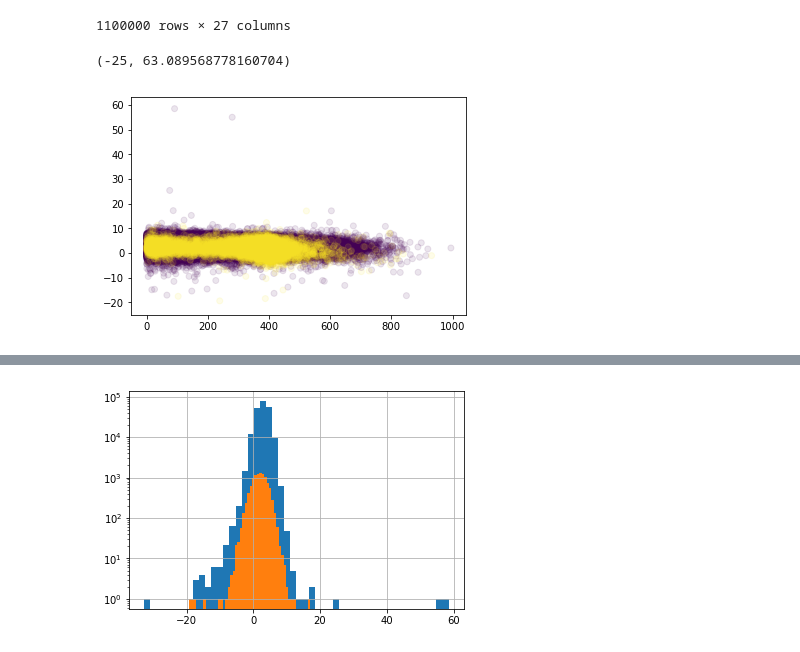
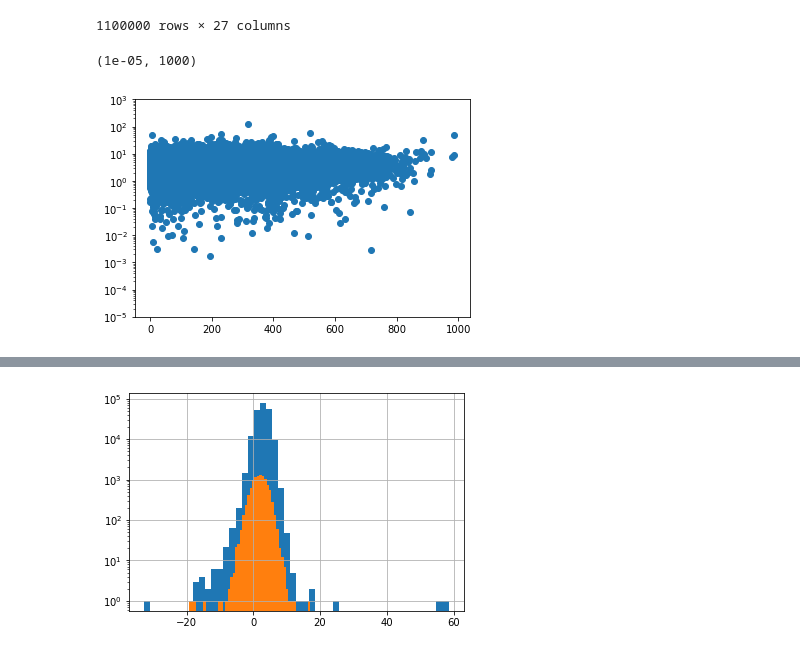
Before and after one commit to RotemMayo/NAF, a Jupyter notebook: ML4Jets.ipynb, the cells around one changed output, grey strips where cells are left out. Cells and saved outputs as stored; diff of their text form; code cells hidden in the pictures.

```diff
--- a/ML4Jets.ipynb
+++ b/ML4Jets.ipynb
@@ -317,7 +325,7 @@ mjj[signal].hist(bins=100)
 <matplotlib.axes._subplots.AxesSubplot at 0x...>
 [figure]
 # %%
-q = 5
+q = 10
 df["mjj_bins"] = pd.qcut(mjj, q=q, precision=100)
 df["mjj_bin_num"] = pd.qcut(mjj, q=q, labels=[i for i in range(1, q + 1)])
 df["mjj_bins"].unique()
@@ -370,20 +378,23 @@ united
 | 1099999 | -1229.599976 | -1009.890015 | 1105.800049 | 154.110992 | 95.494904 | 76.178902 | 57.348499 | 1253.589966 | 967.965027 | -233.518005 | ... | ... |
 1100000 rows × 27 columns
 # %%
-column_template = 'lhc_binned_en{}of5_sp0_e400_s1993_p0.0_h100_faffine_fl5_l1_dsdim16_dsl1_cudaFalse_best'
+column_template = 'lhc_binned_en{}of{}_sp0_e400_s1993_p0.0_h100_faffine_fl5_l1_dsdim16_dsl1_cudaFalse_best'.format('{}', q)
 #column_template = 'vae141263 density {}of10'
-signal_region = [3]
-log_psig = np.log(np.mean([np.exp(united[column_template.format(sr)]) for sr in signal_region], axis=0))
-log_pbg = np.log(0.5 * (np.exp(united[column_template.format(max(signal_region) + 1)]) + np.exp(united[column_template.format(min(signal_region) - 1)])))
+signal_region = [7]
+log_psig = np.mean([united[column_template.format(sr)] for sr in signal_region], axis=0)
+log_pbg = 0.5 * (united[column_template.format(max(signal_region) + 1)] + united[column_template.format(min(signal_region) - 1)])
+#log_psig = np.log(np.mean([np.exp(united[column_template.format(sr)]) for sr in signal_region], axis=0))
+#log_pbg = np.log(0.5 * (np.exp(united[column_template.format(max(signal_region) + 1)]) + np.exp(united[column_template.format(min(signal_region) - 1)])))
 log_psig[log_psig == -np.inf] = -750.
 log_pbg[log_pbg == -np.inf] = -750.
 logR = log_psig - log_pbg
 bin_mask = False
 for sr in signal_region:
     bin_mask = np.logical_or(bin_mask, df['mjj_bin_num'] == sr)
-plt.scatter(x=delta_mj[bin_mask], y=logR[bin_mask], c=df['label'][bin_mask], alpha=0.1)
-plt.ylim(-25)
+plt.scatter(x=delta_mj[bin_mask], y=logR[bin_mask])#, c=df['label'][bin_mask], alpha=0.1)
+plt.yscale('log')
+plt.ylim(1e-5, 1000)
 # %% [output]
-(-25, 63.089568778160704)
+(1e-05, 1000)
-[figure, old version]
+[figure, new version]
 # %%
```
Also changed, not shown: parts of 7 cells of this notebook, 1 other file.
